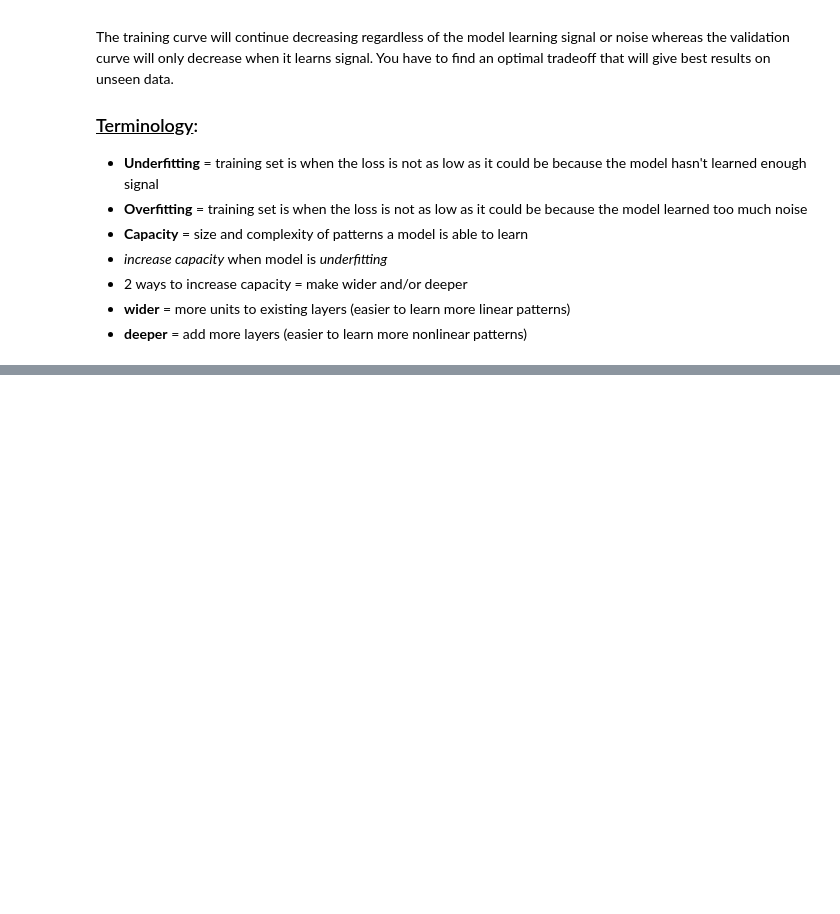
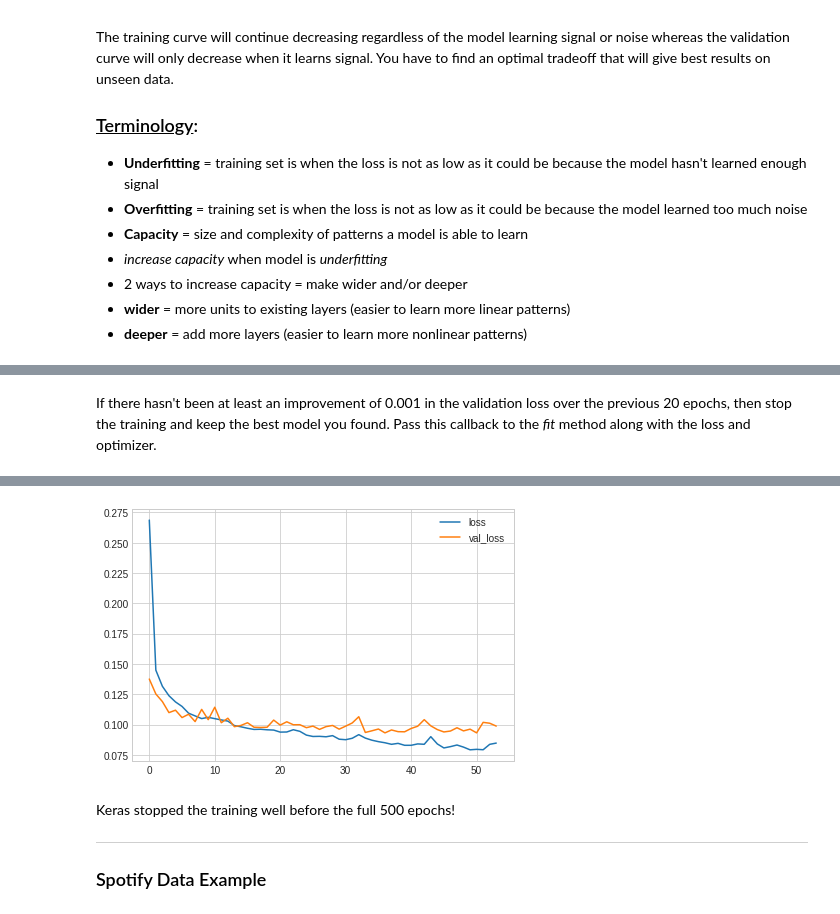
Before and after one commit to chelynl/Machine_Learning, a Jupyter notebook: Intro_to_Deep_Learning.ipynb, the cells around one changed output, grey strips where cells are left out. Drawn from its saved outputs; the diff is of its cells as text; code cells hidden in the pictures; blank space fills up the shorter version.

```diff
--- a/Intro_to_Deep_Learning.ipynb
+++ b/Intro_to_Deep_Learning.ipynb
@@ -484,0 +502,45 @@ deeper = keras.Sequential([
+# %% [markdown]
+If there hasn't been at least an improvement of 0.001 in the validation loss over the previous 20 epochs, then stop the training and keep the best model you found. Pass this callback to the *fit* method along with the loss and optimizer.
+# %%
+"""
+Use the wine dataset and increase the capacity of the model.
+Build a large network, but rely on the callback to halt the training
+once the validation loss shows signs of increasing.
+"""
+
+# Define early stopping callback
+early_stopping = callbacks.EarlyStopping(
+    min_delta=0.001, # minimium amount of change to count as an improvement
+    patience=20, # how many epochs to wait before stopping
+    restore_best_weights=True,
+)
+
+# Instantiate model
+model = keras.Sequential([
+    layers.Dense(512, activation='relu', input_shape=[11]),
+    layers.Dense(512, activation='relu'),
+    layers.Dense(512, activation='relu'),
+    layers.Dense(1),
+])
+
+# Compile optimizer and loss function
+model.compile(
+    optimizer='adam',
+    loss='mae',
+)
+# %%
+# Train model with callback
+history = model.fit(
+    X_train, y_train,
+    validation_data=(X_valid, y_valid),
+    batch_size=256,
+    epochs=500,
+    callbacks=[early_stopping], # put your callbacks in a list
+    verbose=0,  # turn off training log
+)
+
+# Visualize learning curves
+history_df = pd.DataFrame(history.history)
+history_df.loc[:, ['loss', 'val_loss']].plot();
+print("Minimum validation loss: {}".format(history_df['val_loss'].min()))
+# %% [output]
@@ -484,0 +548,7 @@ deeper = keras.Sequential([
+[figure, added]
+# %% [markdown]
+Keras stopped the training well before the full 500 epochs!
+
+***
+
+### Spotify Data Example
```
Also changed, not shown: parts of 26 cells of this notebook.
